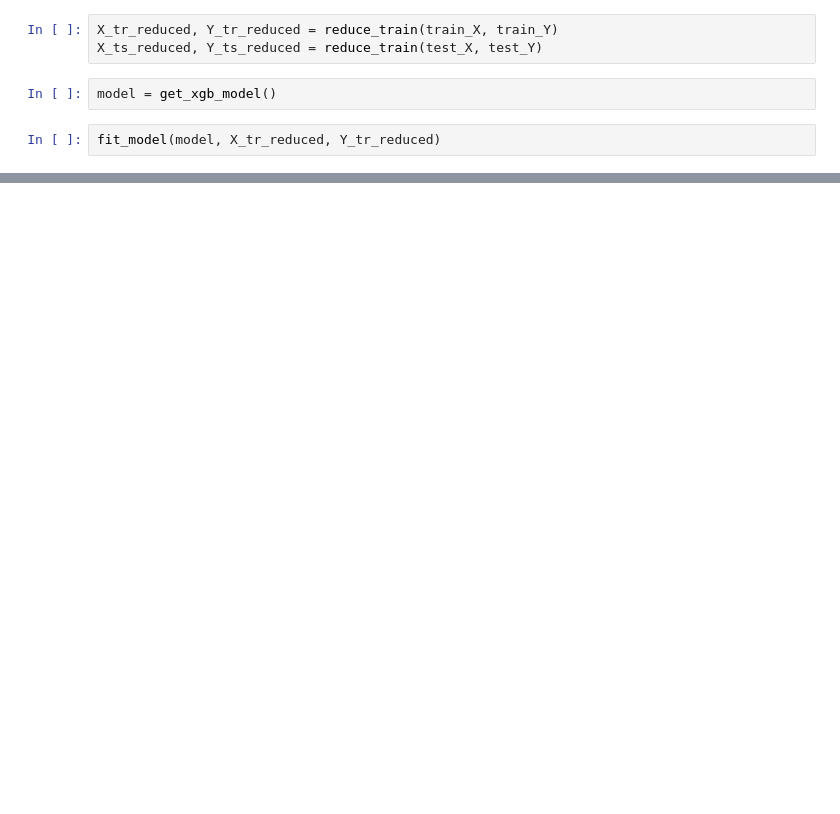
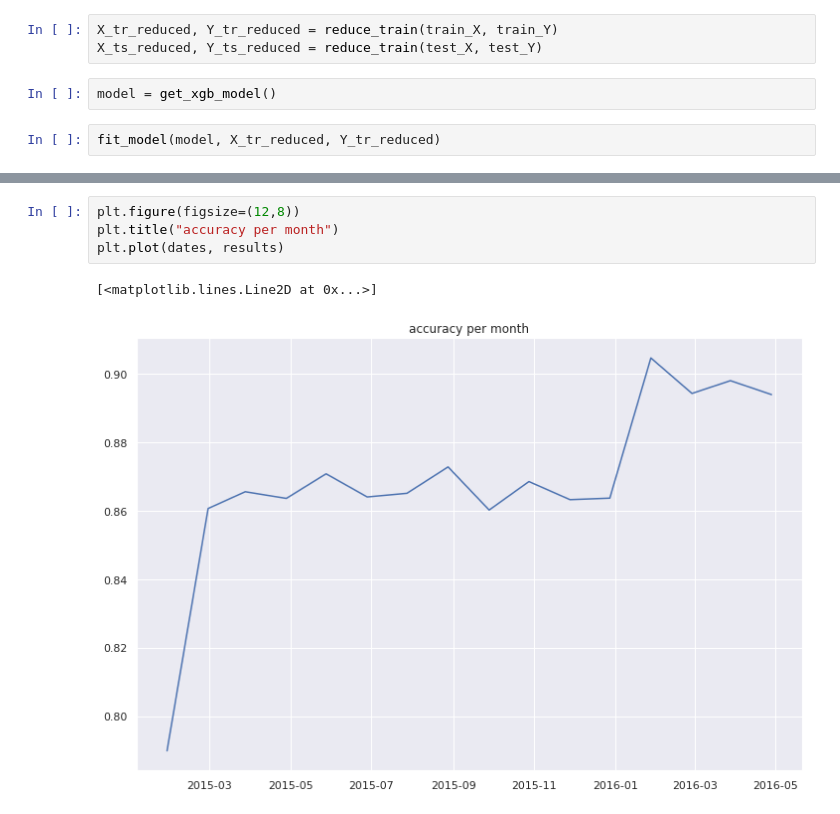
Before and after one commit to user1abcde/kaggle_santander_123, a Jupyter notebook: feature_engineering.ipynb, the cells around one changed output, grey strips where cells are left out. Drawn from its saved outputs; the diff is of its cells as text; blank space fills up the shorter version.

```diff
--- a/feature_engineering.ipynb
+++ b/feature_engineering.ipynb
@@ -56,0 +99,7 @@ evaluate_result(ordered_lists, Y_ts_last)
+# %%
+plt.figure(figsize=(12,8))
+plt.title("accuracy per month")
+plt.plot(dates, results)
+# %% [output]
+[<matplotlib.lines.Line2D at 0x...>]
+[figure, added]
```
Also changed, not shown: parts of 7 cells of this notebook.
